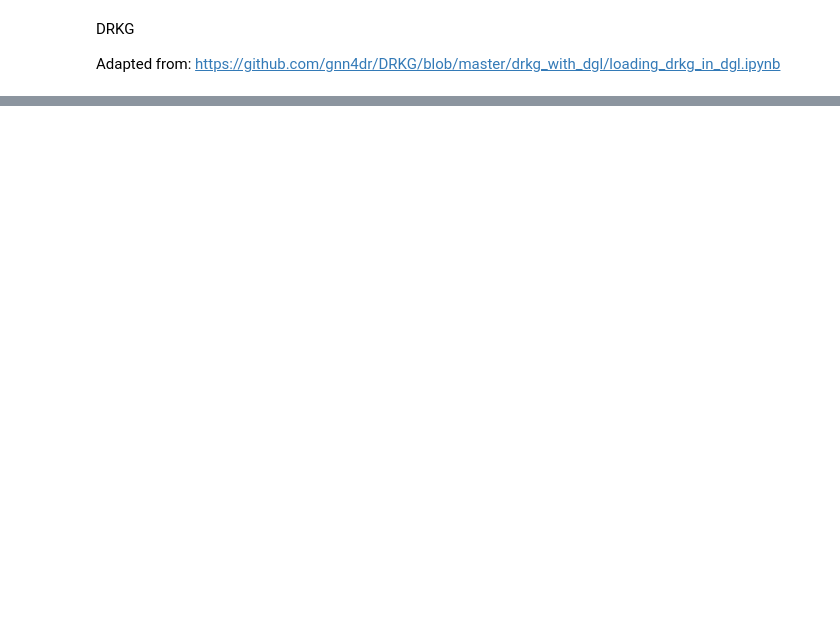
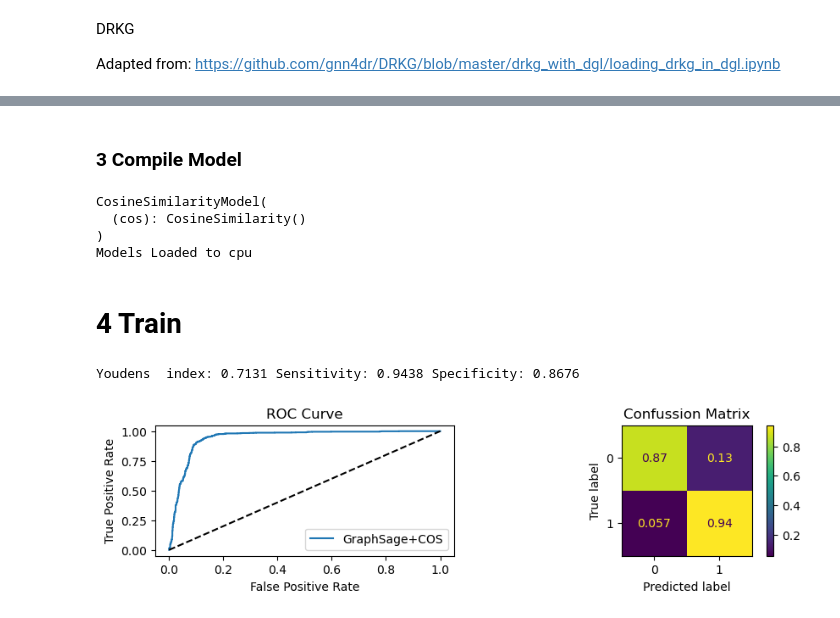
Before and after one commit to Ale9806/SIMPLLM, a Jupyter notebook: final_train_multiple_relationships.ipynb, the cells around one changed output, grey strips where cells are left out. Saved outputs shown, nothing was run; the diff lists cells and outputs as text; code cells hidden in the pictures; blank space fills up the shorter version.

Commit message:
Train Model

```diff
--- a/final_train_multiple_relationships.ipynb
+++ b/final_train_multiple_relationships.ipynb
@@ -508,0 +132,49 @@ tensor([[False],
+# %% [markdown]
+###  3 Compile Model
+# %%
+epochs        = 500
+hidden_dim    = 524
+dropout       = 0.7
+num_layers    = 3
+learning_rate = 1e-4
+node_emb_dim  = 768
+device        = "cpu"
+head          = "COSINE"    # one of   "MLP", "COSINE"
+backbone      = "GAT" # one of  "GraphSage","GAT"
+
+
+
+#GATStack,GNNStack
+
+
+if backbone == "GraphSage":
+    HomoGNN         = GNNStack(node_emb_dim, hidden_dim, hidden_dim, num_layers, dropout, return_embedding=True).to(device) # the graph neural network that takes all the node embeddings as inputs to message pass and agregate
+elif backbone == "GAT":
+    HomoGNN         = GATStack(node_emb_dim, hidden_dim, hidden_dim, num_layers, dropout, return_embedding=True).to(device)
+
+embed_model     = to_hetero(HomoGNN   , data.metadata(), aggr='sum')
+if head == "MLP":
+    link_predictor  = LinkPredictorMLP(hidden_dim, hidden_dim, 1, num_layers , dropout).to(device) # the MLP that takes embeddings of a pair of nodes and predicts the existence of an edge between them
+if head == "COSINE":
+    link_predictor = CosineSimilarityModel(input_dim=524 ).to(device)
+
+#optimizer      = torch.optim.AdamW(list(model.parameters()) + list(link_predictor.parameters() ), lr=learning_rate, weight_decay=1e-4)
+if head ==  "MLP":
+    optimizer       = torch.optim.Adam(list(embed_model.parameters()) + list(link_predictor.parameters() ), lr=learning_rate)
+elif head == "COSINE":
+    optimizer       = torch.optim.Adam(list(embed_model.parameters()) , lr=learning_rate)
+
+
+#print(HeteroGNN )
+print(link_predictor)
+print(f"Models Loaded to {device}")
+data.to(device)
+embed_model.to(device)
+print()
+# %% [output]
+CosineSimilarityModel(
+  (cos): CosineSimilarity()
+)
+Models Loaded to cpu
+# %% [markdown]
+# 4 Train
@@ -508,0 +238,6 @@ tensor([[False],
+# %%
+test_accuracy = evaluate(embed_model ,link_predictor,data_test_embed,data_test_predict,data_sample=data,threshold=0.5,show_extra_metrics=True)
+torch.save(test_accuracy, 'test_accuracy.pt')
+# %% [output]
+Youdens  index: 0.7131 Sensitivity: 0.9438 Specificity: 0.8676
+[figure, added]
```
Also changed, not shown: parts of 44 cells of this notebook, 4 other files.
